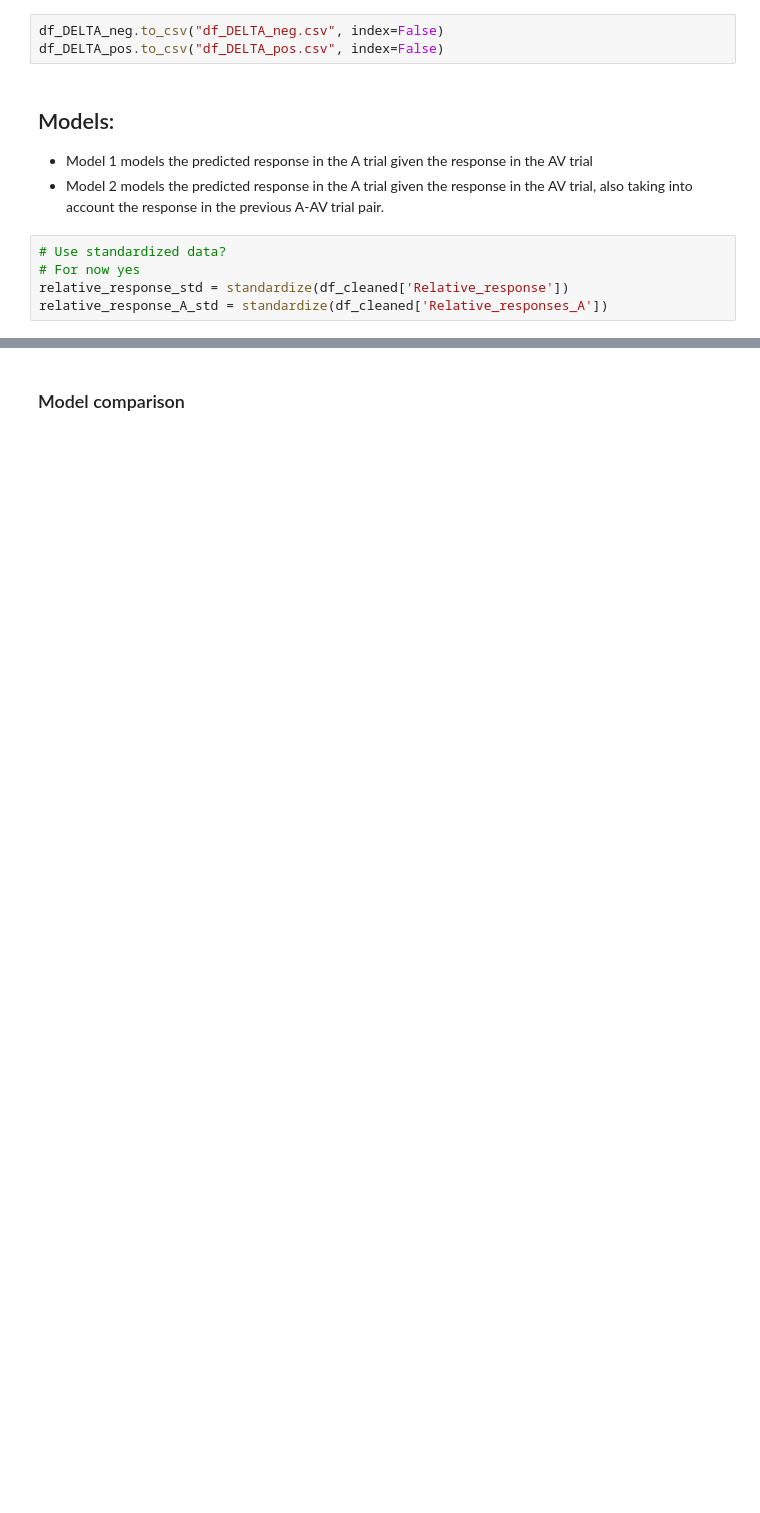
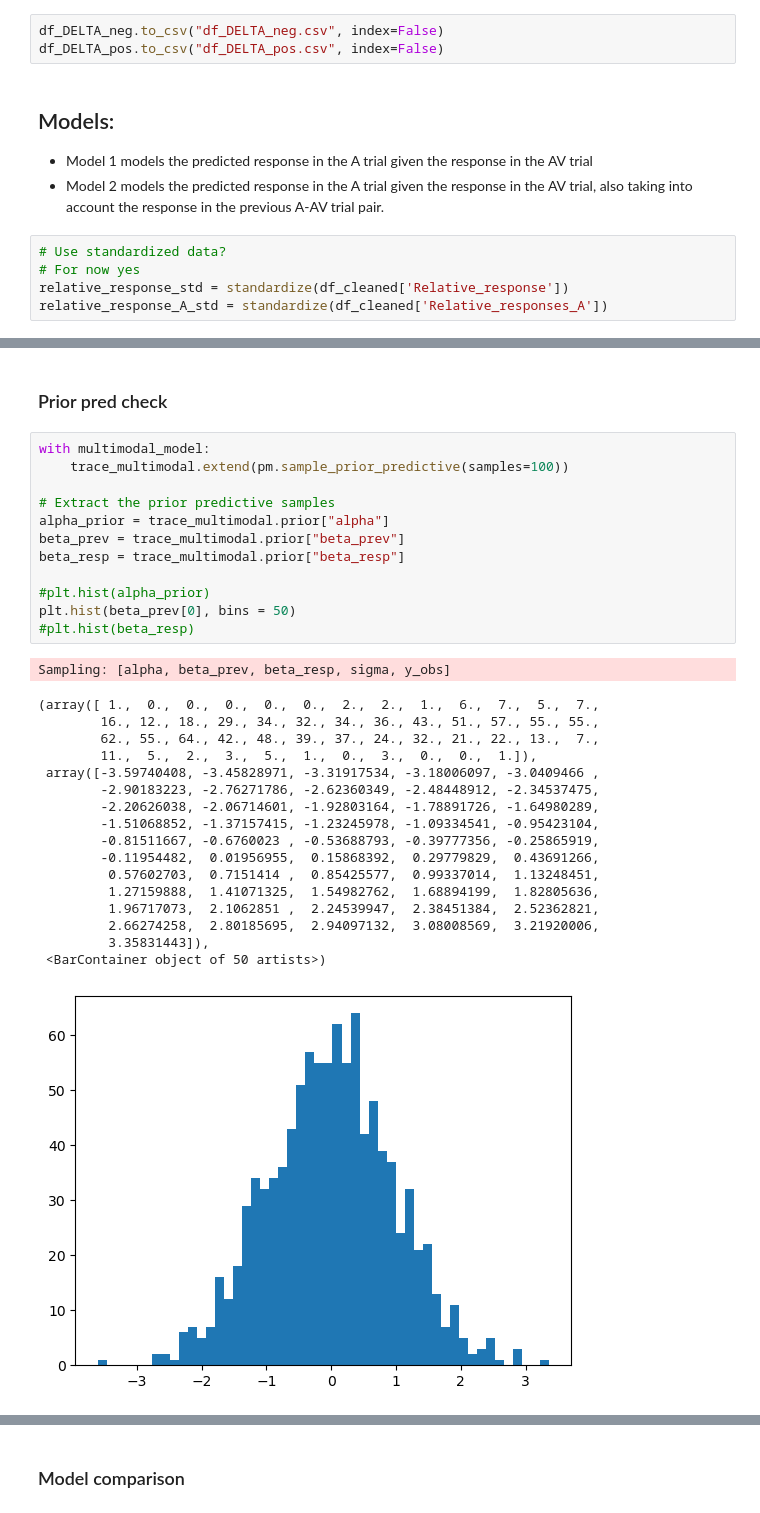
Before and after one commit to MiloszHoleksa/CompCogSci2, a Jupyter notebook: ccs2.ipynb, the cells around one changed output, grey strips where cells are left out. Saved outputs shown, nothing was run; the diff lists cells and outputs as text; blank space fills up the shorter version.

```diff
--- a/ccs2.ipynb
+++ b/ccs2.ipynb
@@ -454,0 +503,33 @@ Sampling 4 chains for 1_000 tune and 1_000 draw iterations (4_000 + 4_000 draws
+# %% [markdown]
+### Prior pred check
+# %%
+with multimodal_model:
+    trace_multimodal.extend(pm.sample_prior_predictive(samples=100))
+
+# Extract the prior predictive samples
+alpha_prior = trace_multimodal.prior["alpha"]
+beta_prev = trace_multimodal.prior["beta_prev"]
+beta_resp = trace_multimodal.prior["beta_resp"]
+
+#plt.hist(alpha_prior)
+plt.hist(beta_prev[0], bins = 50)
+#plt.hist(beta_resp)
+# %% [output]
+Sampling: [alpha, beta_prev, beta_resp, sigma, y_obs]
+(array([ 1.,  0.,  0.,  0.,  0.,  0.,  2.,  2.,  1.,  6.,  7.,  5.,  7.,
+        16., 12., 18., 29., 34., 32., 34., 36., 43., 51., 57., 55., 55.,
+        62., 55., 64., 42., 48., 39., 37., 24., 32., 21., 22., 13.,  7.,
+        11.,  5.,  2.,  3.,  5.,  1.,  0.,  3.,  0.,  0.,  1.]),
+ array([-3.59740408, -3.45828971, -3.31917534, -3.18006097, -3.0409466 ,
+        -2.90183223, -2.76271786, -2.62360349, -2.48448912, -2.34537475,
+        -2.20626038, -2.06714601, -1.92803164, -1.78891726, -1.64980289,
+        -1.51068852, -1.37157415, -1.23245978, -1.09334541, -0.95423104,
+        -0.81511667, -0.6760023 , -0.53688793, -0.39777356, -0.25865919,
+        -0.11954482,  0.01956955,  0.15868392,  0.29779829,  0.43691266,
+         0.57602703,  0.7151414 ,  0.85425577,  0.99337014,  1.13248451,
+         1.27159888,  1.41071325,  1.54982762,  1.68894199,  1.82805636,
+         1.96717073,  2.1062851 ,  2.24539947,  2.38451384,  2.52362821,
+         2.66274258,  2.80185695,  2.94097132,  3.08008569,  3.21920006,
+         3.35831443]),
+ <BarContainer object of 50 artists>)
+[figure, added]
```
Also changed, not shown: parts of 18 cells of this notebook.
